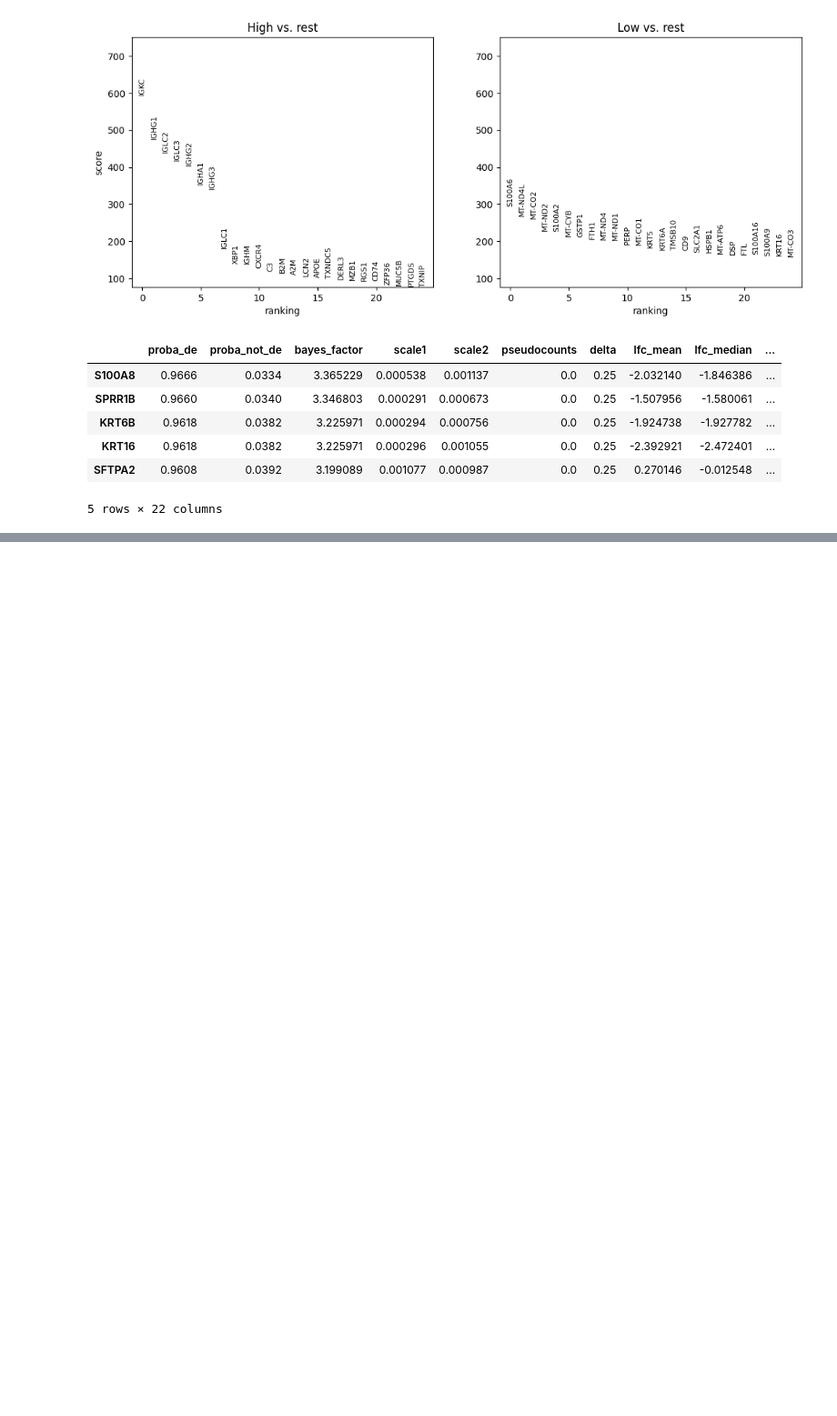
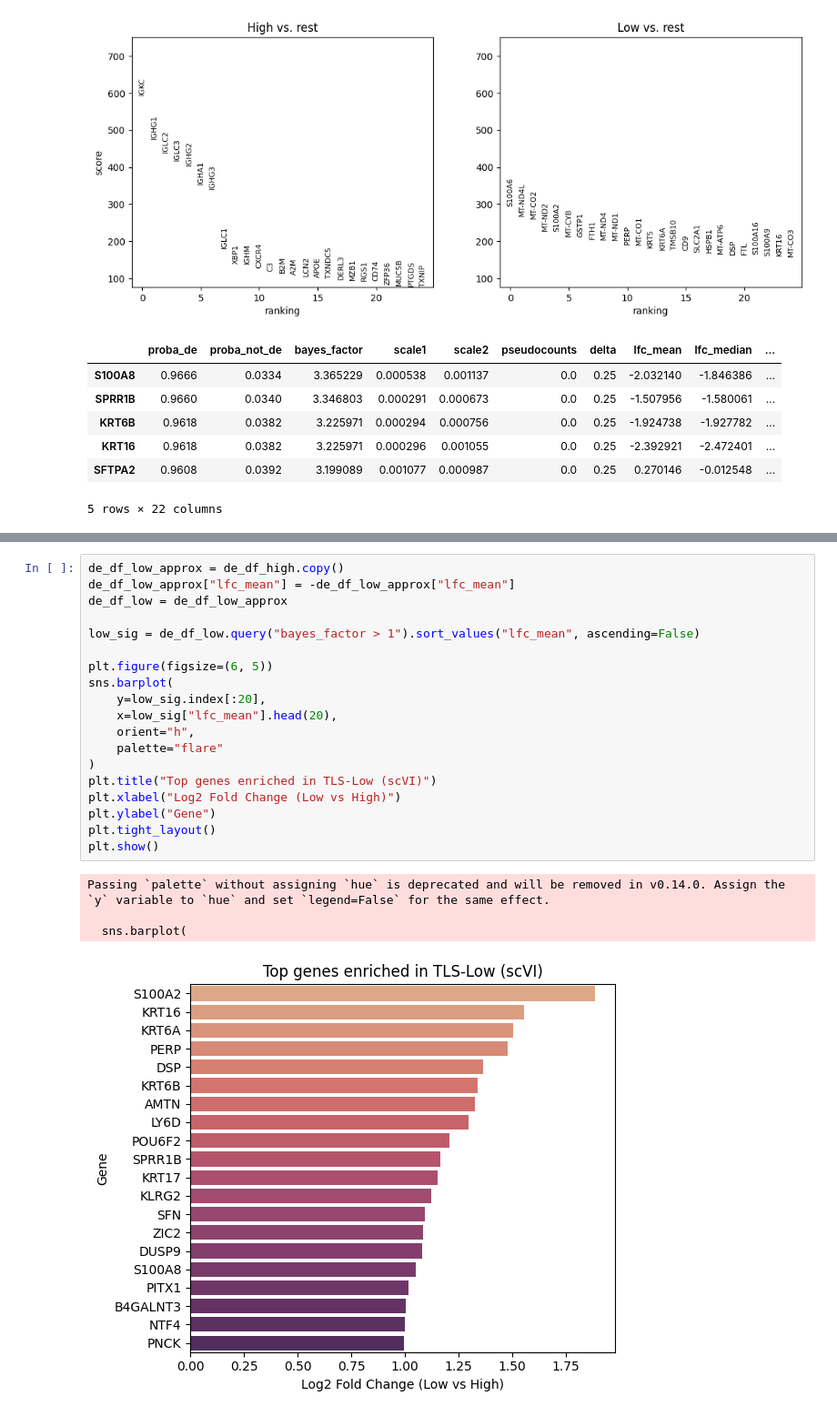
Before and after one commit to InforBio/IMMUNEX, a Jupyter notebook: notebooks/2.bin_analysis/3.Compare Samples 16bins.ipynb, the cells around one changed output, grey strips where cells are left out. Shown at 91% size. Drawn from its saved outputs; the diff is of its cells as text; blank space fills up the shorter version.

```diff
--- a/notebooks/2.bin_analysis/3.Compare Samples 16bins.ipynb
+++ b/notebooks/2.bin_analysis/3.Compare Samples 16bins.ipynb
@@ -411,0 +440,24 @@ sns.barplot(
+# %%
+de_df_low_approx = de_df_high.copy()
+de_df_low_approx["lfc_mean"] = -de_df_low_approx["lfc_mean"]
+de_df_low = de_df_low_approx
+
+low_sig = de_df_low.query("bayes_factor > 1").sort_values("lfc_mean", ascending=False)
+
+plt.figure(figsize=(6, 5))
+sns.barplot(
+    y=low_sig.index[:20],
+    x=low_sig["lfc_mean"].head(20),
+    orient="h",
+    palette="flare"
+)
+plt.title("Top genes enriched in TLS-Low (scVI)")
+plt.xlabel("Log2 Fold Change (Low vs High)")
+plt.ylabel("Gene")
+plt.tight_layout()
+plt.show()
+# %% [output]
+Passing `palette` without assigning `hue` is deprecated and will be removed in v0.14.0. Assign the `y` variable to `hue` and set `legend=False` for the same effect.
+
+  sns.barplot(
+[figure, added]
```
Also changed, not shown: parts of 8 cells of this notebook, 3 other files.
